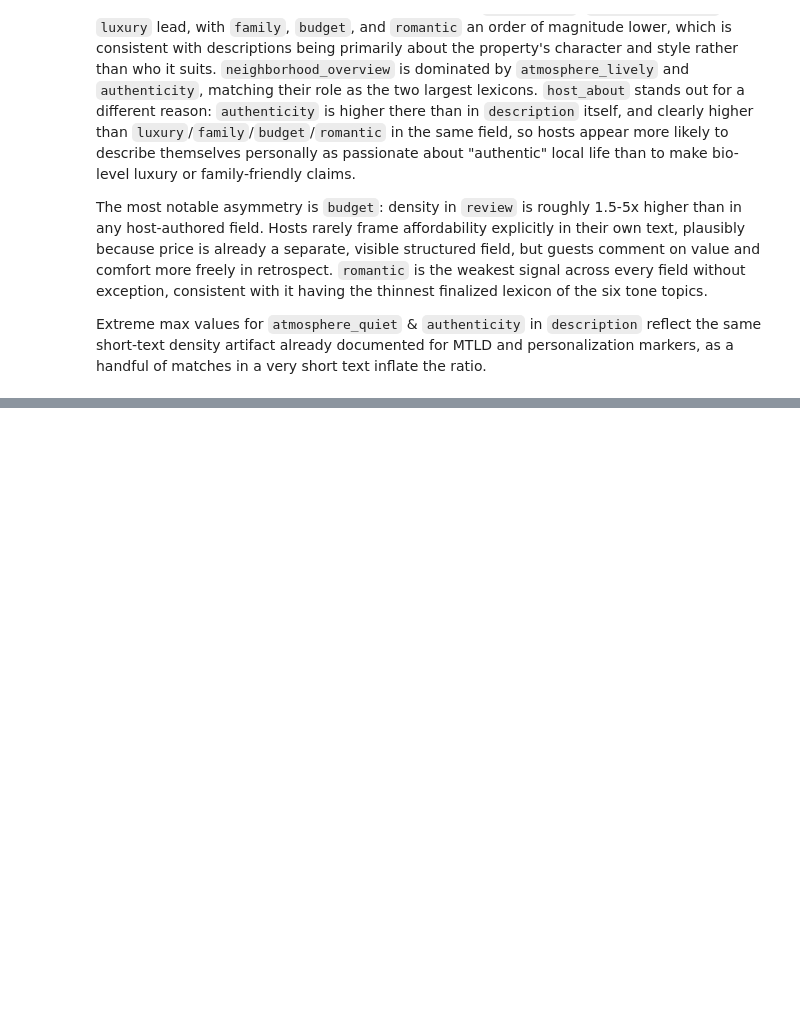
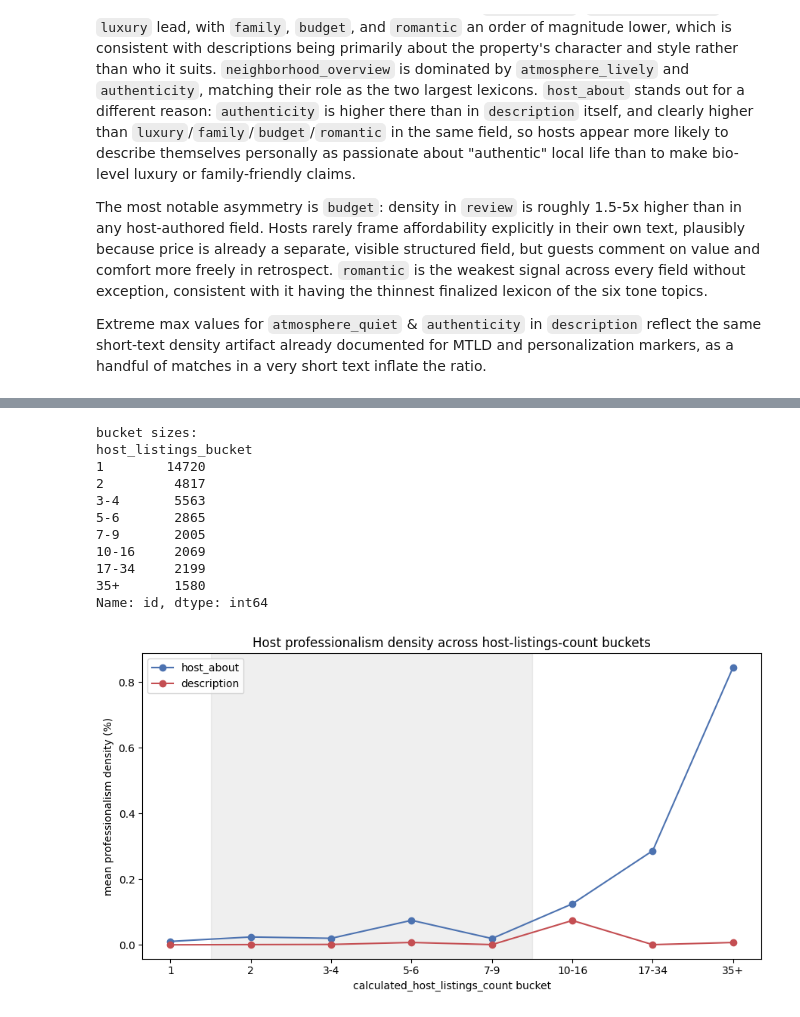
Before and after one commit to pln6/airbnb-market-segmentation-analysis, a Jupyter notebook: notebooks/02_feature_engineering.ipynb, the cells around one changed output, grey strips where cells are left out. Drawn from its saved outputs; the diff is of its cells as text; code cells hidden in the pictures; blank space fills up the shorter version.

Commit message:
feat: add host professionalism lexicon features

```diff
--- a/notebooks/02_feature_engineering.ipynb
+++ b/notebooks/02_feature_engineering.ipynb
@@ -2769,0 +2933,5 @@ Extreme max values for `atmosphere_quiet` & `authenticity` in `description` refl
+# %%
+professionalism_lexicons = {
+    field: {lang: {w.lower() for w in words} for lang, words in lang_dict.items()}
+    for field, lang_dict in prof_results.items()
+}
@@ -2769,0 +2965,11 @@ Extreme max values for `atmosphere_quiet` & `authenticity` in `description` refl
+# %%
+# apply density per field, using its own dedicated lexicon
+for field, lang_col in [('host_about', 'host_about_lang'), ('description', 'description_lang')]:
+    single_lexicon = {'professionalism': professionalism_lexicons[field]}
+    results = [
+        compute_all_tone_densities(t, l, single_lexicon)['professionalism']
+        for t, l in zip(listings_clean[f'{field}_cleaned'], listings_clean[lang_col])
+    ]
+    listings_clean[f'{field}_professionalism_density'] = [r[0] for r in results]
+
+listings_clean = listings_clean.copy()
@@ -2769,0 +3009,41 @@ Extreme max values for `atmosphere_quiet` & `authenticity` in `description` refl
+# %%
+listing_bins = [1, 2, 3, 5, 7, 10, 17, 35, 200]
+bin_labels = ['1', '2', '3-4', '5-6', '7-9', '10-16', '17-34', '35+']
+listings_clean['host_listings_bucket'] = pd.cut(
+    listings_clean['calculated_host_listings_count'], bins=listing_bins, labels=bin_labels, right=False
+)
+
+bucket_means = listings_clean.groupby('host_listings_bucket', observed=True)[
+    ['host_about_professionalism_density', 'description_professionalism_density']
+].mean()
+bucket_counts = listings_clean.groupby('host_listings_bucket', observed=True)['id'].count()
+
+print("bucket sizes:")
+print(bucket_counts)
+
+fig, ax = plt.subplots(figsize=(9, 5))
+x = range(len(bucket_means))
+ax.plot(x, bucket_means['host_about_professionalism_density'], marker='o', label='host_about', color='#4c72b0')
+ax.plot(x, bucket_means['description_professionalism_density'], marker='o', label='description', color='#c44e52')
+ax.set_xticks(x)
+ax.set_xticklabels(bucket_means.index)
+ax.set_xlabel('calculated_host_listings_count bucket')
+ax.set_ylabel('mean professionalism density (%)')
+ax.set_title('Host professionalism density across host-listings-count buckets')
+ax.axvspan(0.5, 4.5, color='gray', alpha=0.12)  # 2-9 listings: untouched by lexicon construction
+ax.legend()
+plt.tight_layout()
+plt.show()
+# %% [output]
+bucket sizes:
+host_listings_bucket
+1        14720
+2         4817
+3-4       5563
+5-6       2865
+7-9       2005
+10-16     2069
+17-34     2199
+35+       1580
+Name: id, dtype: int64
+[figure, added]
```
Also changed, not shown: parts of 16 cells of this notebook.
